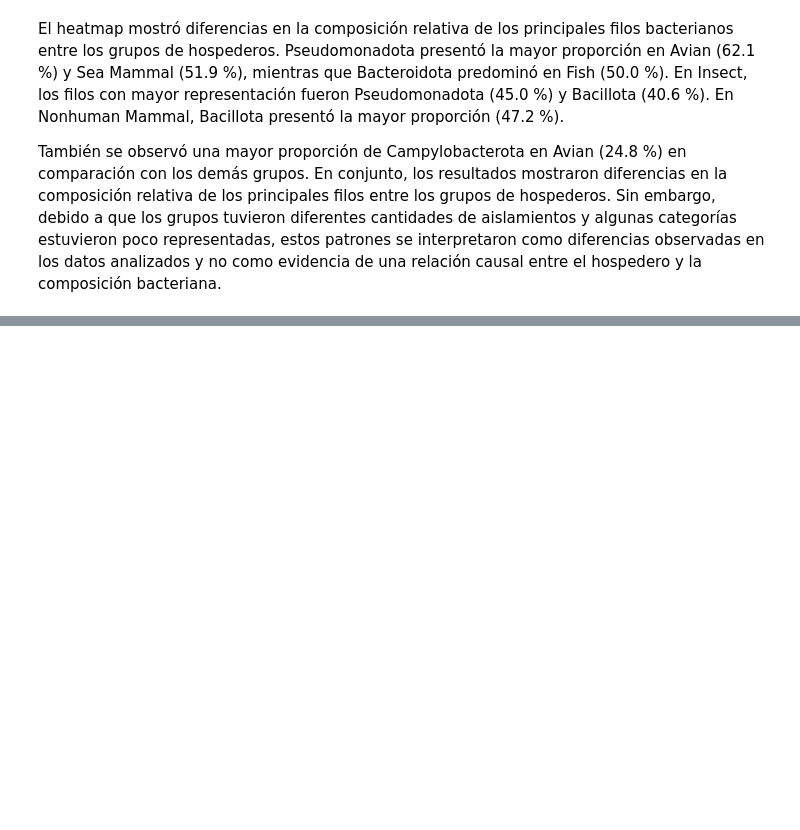
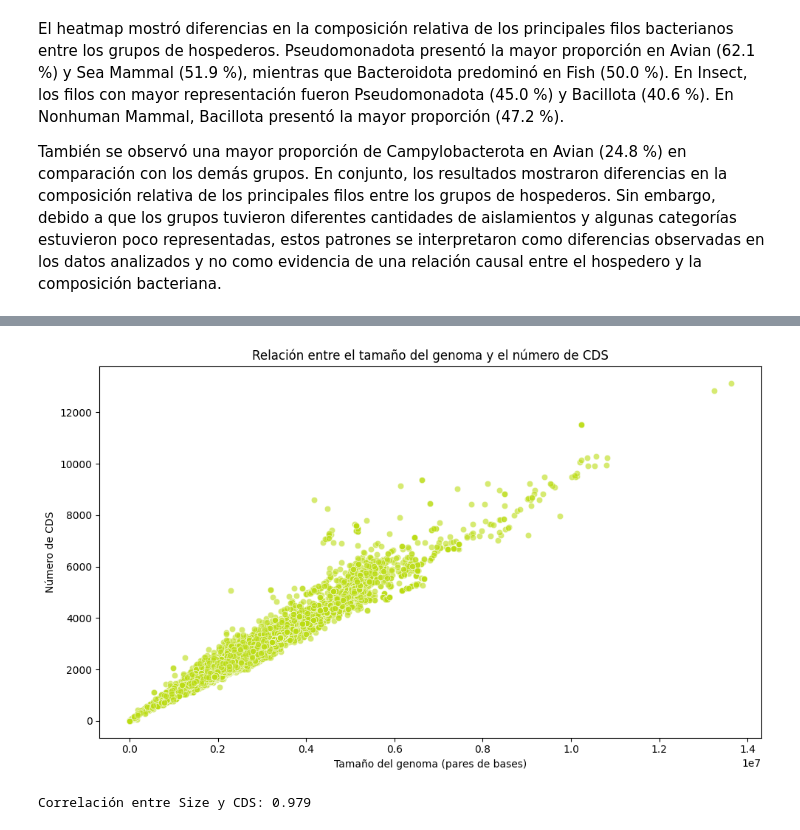
Before and after one commit to Mayfm/wildlife-bacterial-dynamics, a Jupyter notebook: Project_code_wildlife_and_bacterial_dynamics.ipynb, the cells around one changed output, grey strips where cells are left out. Drawn from its saved outputs; the diff is of its cells as text; code cells hidden in the pictures; blank space fills up the shorter version.

```diff
--- a/Project_code_wildlife_and_bacterial_dynamics.ipynb
+++ b/Project_code_wildlife_and_bacterial_dynamics.ipynb
@@ -914,0 +1301,38 @@ También se observó una mayor proporción de Campylobacterota en Avian (24.8 %)
+# %%
+# Seleccionar los datos disponibles para ambas variables
+datos_size_cds = wildlife_animales[
+    ["Size", "CDS"]
+].dropna()
+
+# Crear el scatterplot
+plt.figure(figsize=(10, 6))
+
+sns.scatterplot(
+    data=datos_size_cds,
+    x="Size",
+    y="CDS",
+    color="#BBDC12",
+    alpha=0.6
+)
+
+# Agregar etiquetas
+plt.xlabel("Tamaño del genoma (pares de bases)")
+plt.ylabel("Número de CDS")
+plt.title("Relación entre el tamaño del genoma y el número de CDS")
+
+# Ajustar la figura
+plt.tight_layout()
+
+# Mostrar la gráfica
+plt.show()
+# %% [output]
+[figure, added]
+# %%
+# Calcular la correlación entre el tamaño del genoma y el número de CDS
+correlacion_size_cds = datos_size_cds["Size"].corr(
+    datos_size_cds["CDS"]
+)
+
+print(f"Correlación entre Size y CDS: {correlacion_size_cds:.3f}")
+# %% [output]
+Correlación entre Size y CDS: 0.979
```
Also changed, not shown: parts of 99 cells of this notebook.
